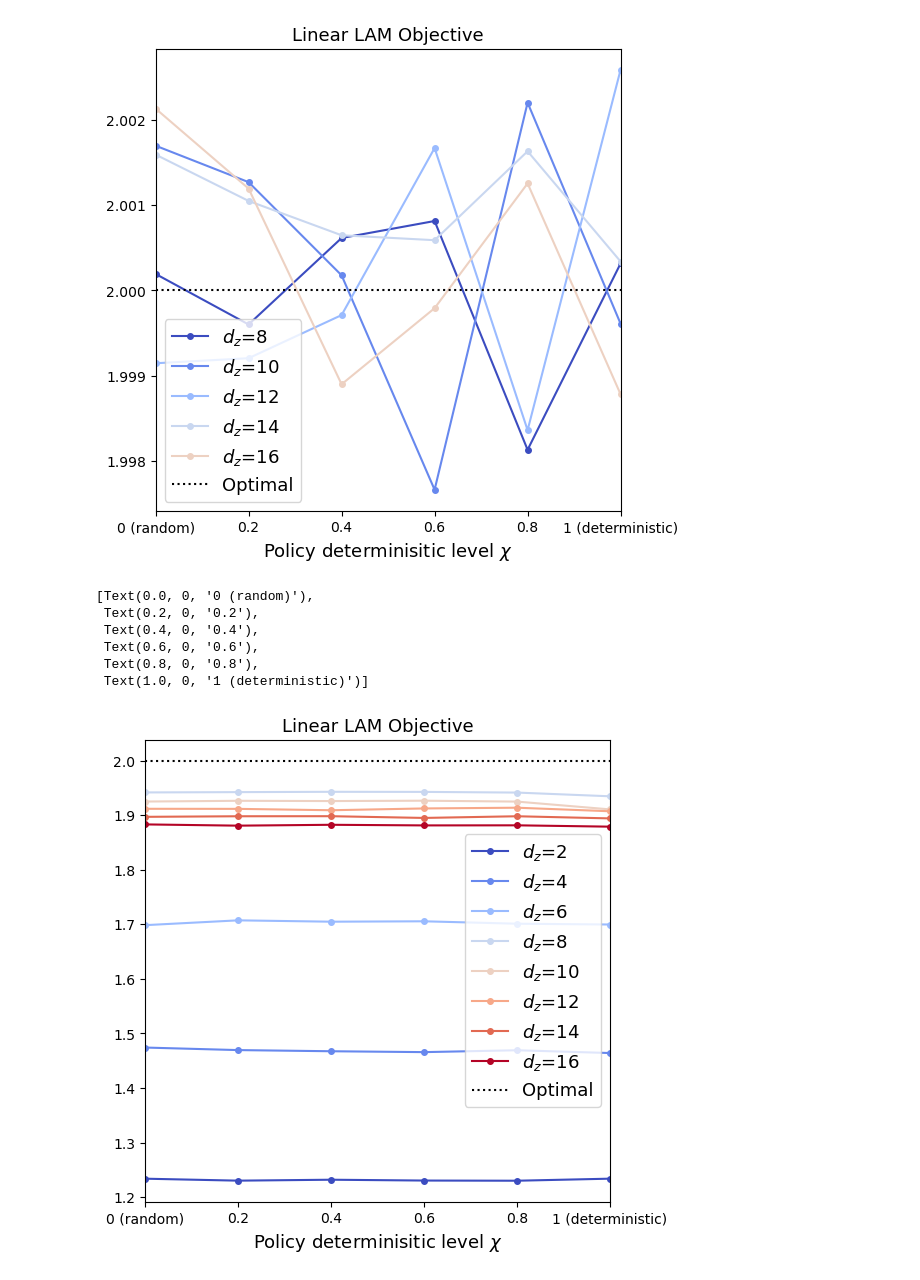
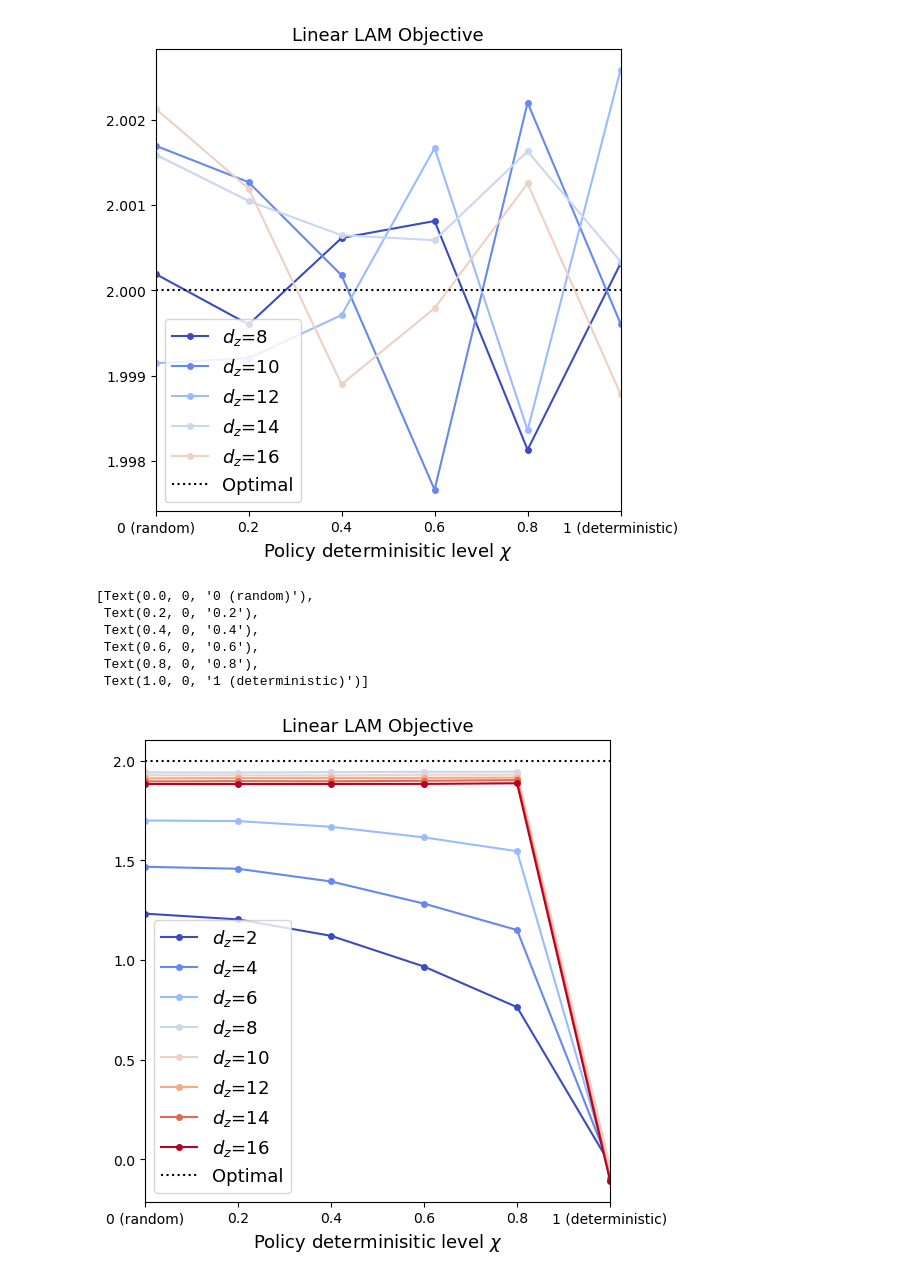
Before and after one commit to zhangchuheng123/LinearLAM, a Jupyter notebook: script20250319_new_5.ipynb, the cells around one changed output. Saved outputs shown, nothing was run; the diff lists cells and outputs as text; code cells hidden in the pictures.

```diff
--- a/script20250319_new_5.ipynb
+++ b/script20250319_new_5.ipynb
@@ -196,40 +196,41 @@ ax.set_xticklabels(['0 (random)', '0.2', '0.4', '0.6', '0.8', '1 (deterministic)
 import matplotlib.pyplot as plt
 import pandas as pd
 
-total_record = pd.read_csv('scripts/5_learnATrue_CDzeroFalse_psdactionTrue_evalrand.csv', index_col=0)
+total_record = pd.read_csv('scripts/5_learnATrue_CDzeroFalse_psdactionTrue_ftchi_evalrand.csv', index_col=0)
 total_record = total_record.loc[total_record['iter'] == 40000]
+total_record['LLO'] = - total_record['act_mse'] + total_record['obs_mse'] + total_record['noi_mse']
 
 plt.figure(figsize=(6, 6))
 
 cmap = plt.get_cmap('coolwarm')
 norm = plt.Normalize(vmin=0, vmax=7)
 
 counter = 0
 for dz, group in total_record.groupby('dz'):
     if dz % 2 == 0:
         # 按dz排序确保连线正确
         sorted_group = group.sort_values('chi')
-        plt.plot(sorted_group['chi'], - sorted_group['act_mse'] + sorted_group['obs_mse'] + sorted_group['noi_mse'],
+        plt.plot(sorted_group['chi'], sorted_group['LLO'],
                 label=f'$d_z$={dz}', marker='o', markersize=4, color=cmap(norm(counter)))
         # plt.plot(sorted_group['chi'], sorted_group['act_mse'], label=f'  Action MSE', ls=':', marker='^', markersize=4, color=cmap(norm(counter)))
         # plt.plot(sorted_group['chi'], sorted_group['noi_mse'] * (sig_value ** 2), label=f'  Noise MSE', ls=':', marker='x', markersize=4, color=cmap(norm(counter)))
         counter += 1
 
 plt.plot([0, 17], [2, 2], 'k:', label='Optimal')
 
 plt.xlim([0.0, 1.0])
 plt.title(r'Linear LAM Objective', fontsize=13)
 plt.xlabel('Policy determinisitic level $\chi$', fontsize=13)
 plt.legend(fontsize=13)
 
 ax = plt.gca()
 ax.set_xticks([0.0, 0.2, 0.4, 0.6, 0.8, 1.0])
 ax.set_xticklabels(['0 (random)', '0.2', '0.4', '0.6', '0.8', '1 (deterministic)'])
 # %% [output]
 [Text(0.0, 0, '0 (random)'),
  Text(0.2, 0, '0.2'),
  Text(0.4, 0, '0.4'),
  Text(0.6, 0, '0.6'),
  Text(0.8, 0, '0.8'),
  Text(1.0, 0, '1 (deterministic)')]
-[figure, old version]
+[figure, new version]
```
Also changed, not shown: parts of 1 cell of this notebook, 5 other files.
